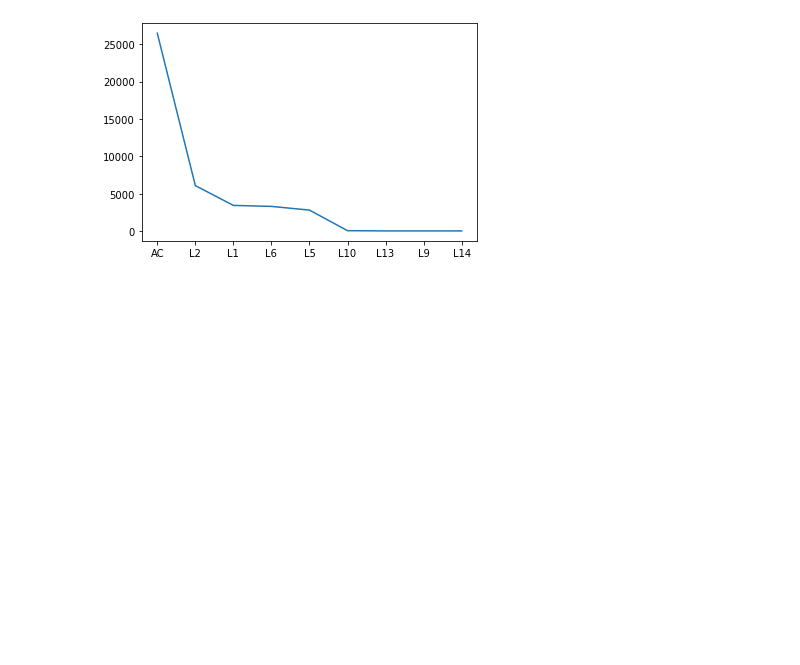
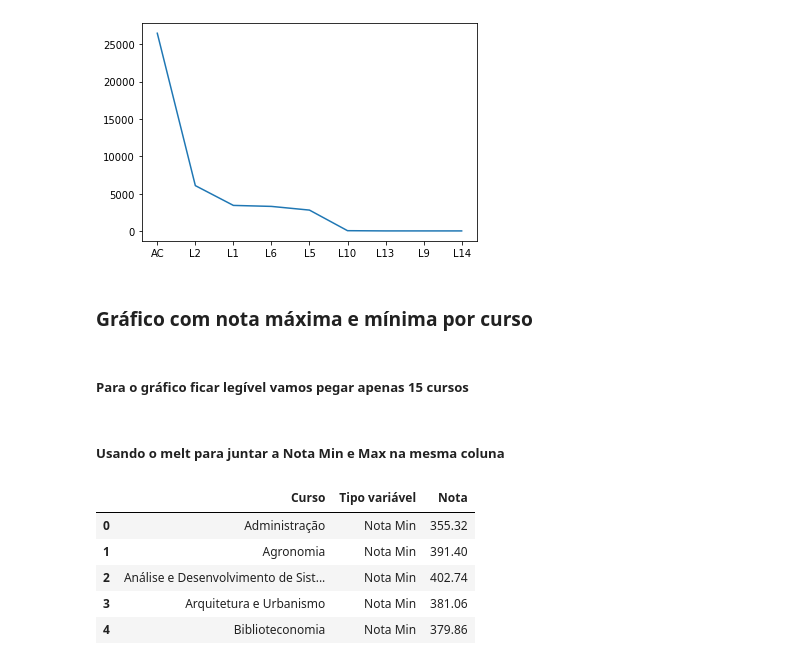
Before and after one commit to Brabissima/Data-Science, a Jupyter notebook: Trabalho 02/Trabalho 02 - Mineração de Dados.ipynb, the cells around one changed output. Cells and saved outputs as stored; diff of their text form; code cells hidden in the pictures; blank space fills up the shorter version.

Commit message:
[+] gráficos

```diff
--- a/Trabalho 02/Trabalho 02 - Mineração de Dados.ipynb
+++ b/Trabalho 02/Trabalho 02 - Mineração de Dados.ipynb
@@ -326,3 +349,7 @@ linhas_cotas = plt.plot(cotas.keys(), cotas.values)
 # %% [output]
 Quantidade de candidatos inscritos em cada cota
 [figure]
+# %% [markdown]
+### Gráfico com nota máxima e mínima por curso
+# %% [markdown]
+##### Para o gráfico ficar legível vamos pegar apenas 15 cursos
@@ -328,0 +368,13 @@ Quantidade de candidatos inscritos em cada cota
+# %% [markdown]
+##### Usando o melt para juntar a Nota Min e Max na mesma coluna
+# %%
+notas_min_max = pd.melt(df_amp_notas, id_vars=['Curso'], value_vars=['Nota Min', 'Nota Max'],
+                       var_name='Tipo variável', value_name='Nota')
+notas_min_max.head()
+# %% [output]
+|  | Curso | Tipo variável | Nota |
+| 0 | Administração | Nota Min | 355.32 |
+| 1 | Agronomia | Nota Min | 391.40 |
+| 2 | Análise e Desenvolvimento de Sist... | Nota Min | 402.74 |
+| 3 | Arquitetura e Urbanismo | Nota Min | 381.06 |
+| 4 | Biblioteconomia | Nota Min | 379.86 |
```
Also changed, not shown: parts of 7 cells of this notebook.
